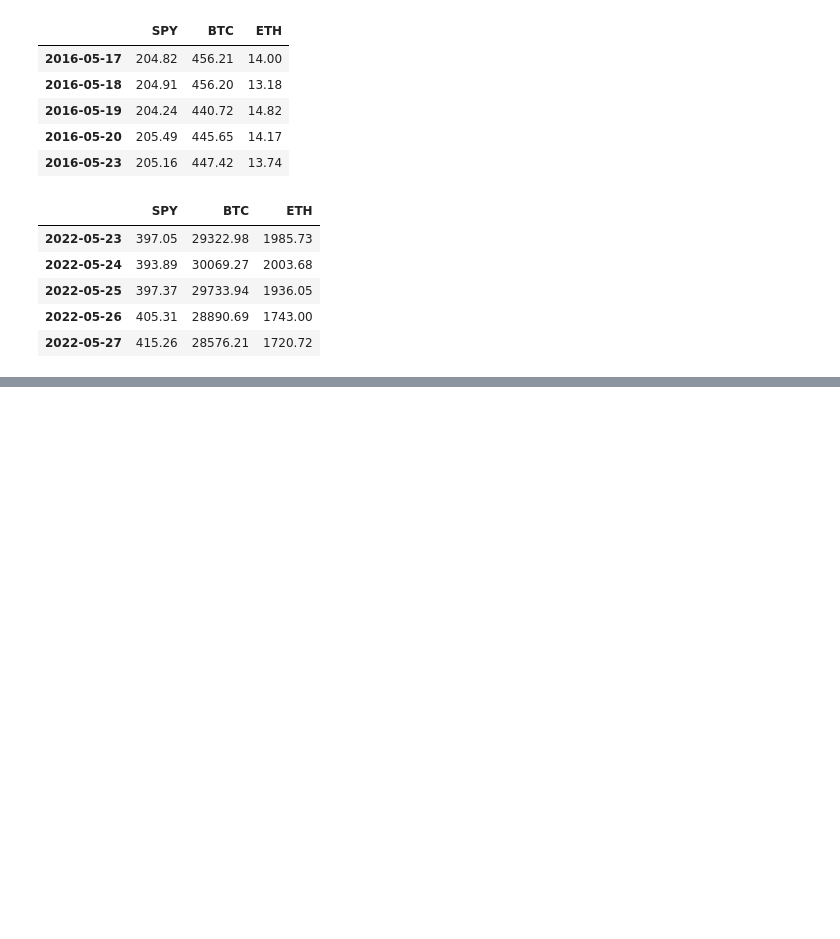
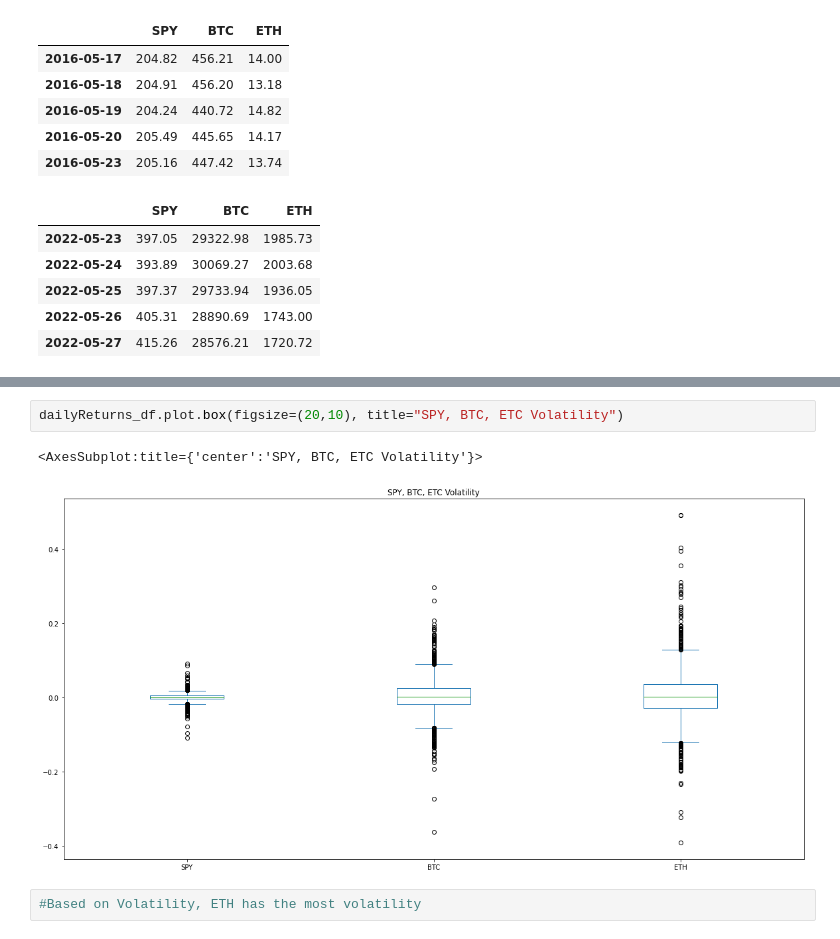
Before and after one commit to 7amza-eth/LongTermAssetAnalysis, a Jupyter notebook: Main.ipynb, the cells around one changed output, grey strips where cells are left out. Cells and saved outputs as stored; diff of their text form; blank space fills up the shorter version.

```diff
--- a/Main.ipynb
+++ b/Main.ipynb
@@ -97,0 +131,7 @@ display(closing_prices_df.tail())
+# %%
+dailyReturns_df.plot.box(figsize=(20,10), title="SPY, BTC, ETC Volatility")
+# %% [output]
+<AxesSubplot:title={'center':'SPY, BTC, ETC Volatility'}>
+[figure, added]
+# %%
+#Based on Volatility, ETH has the most volatility
```
Also changed, not shown: parts of 13 cells of this notebook.
